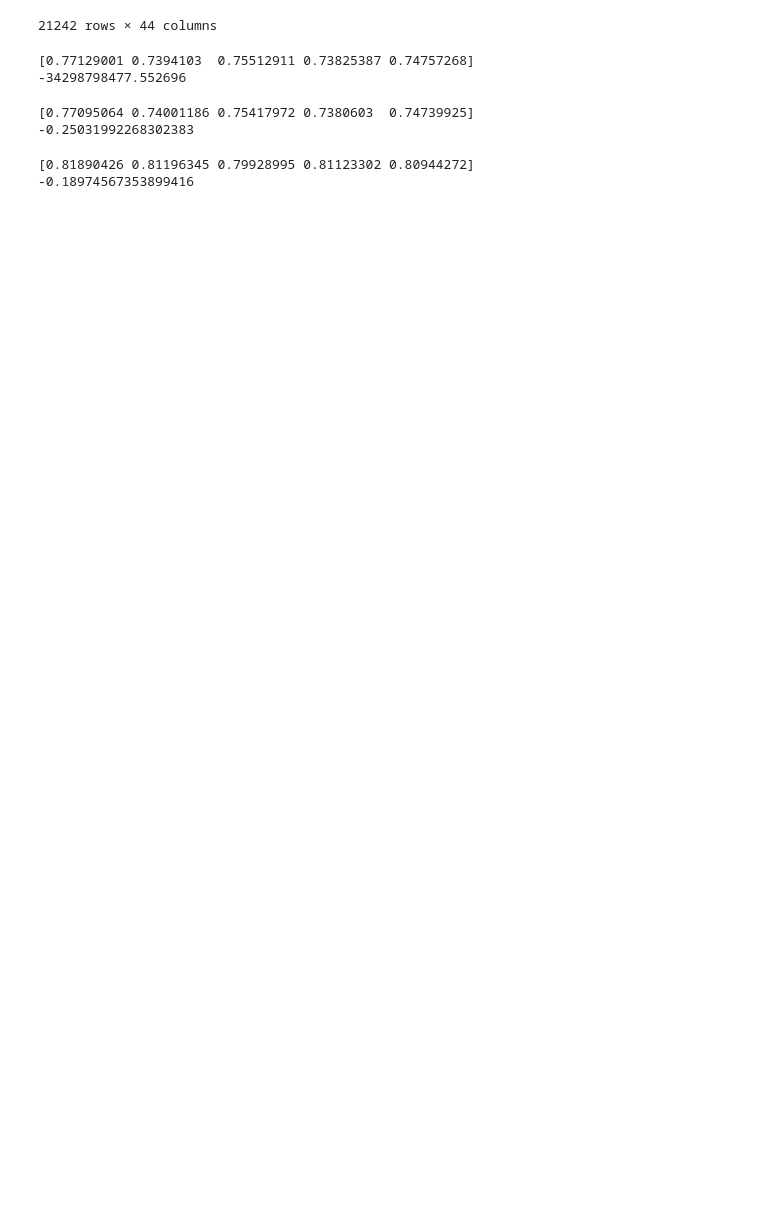
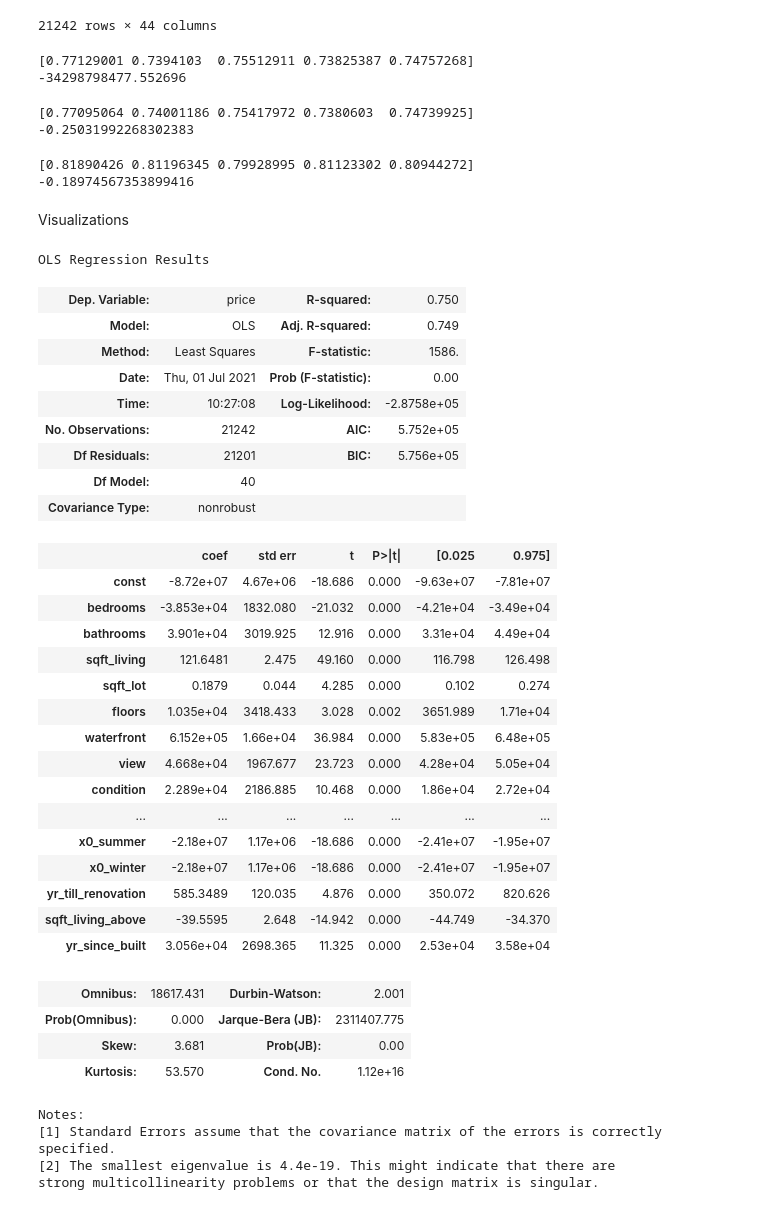
Before and after one commit to Somethingor/bsc-phase-two-project, a Jupyter notebook: notebooks/exploratory/member-2/MiddleGrades.ipynb, the cells around one changed output. Saved outputs shown, nothing was run; the diff lists cells and outputs as text; code cells hidden in the pictures; blank space fills up the shorter version.

```diff
--- a/notebooks/exploratory/member-2/MiddleGrades.ipynb
+++ b/notebooks/exploratory/member-2/MiddleGrades.ipynb
@@ -431,3 +434,47 @@ print(cv_results_mean_scaled_ylog)
 # %% [output]
 [0.81890426 0.81196345 0.79928995 0.81123302 0.80944272]
 -0.18974567353899416
+# %% [markdown]
+Visualizations
+# %%
+X = df_new.drop(columns='price')
+y = df_new['price']
+
+X = sm.add_constant(X)
+results = sm.OLS(y, X).fit()
+results.summary()
+# %% [output]
+OLS Regression Results
+| Dep. Variable: | price | R-squared: | 0.750 |
+| Model: | OLS | Adj. R-squared: | 0.749 |
+| Method: | Least Squares | F-statistic: | 1586. |
+| Date: | Thu, 01 Jul 2021 | Prob (F-statistic): | 0.00 |
+| Time: | 10:27:08 | Log-Likelihood: | -2.8758e+05 |
+| No. Observations: | 21242 | AIC: | 5.752e+05 |
+| Df Residuals: | 21201 | BIC: | 5.756e+05 |
+| Df Model: | 40 |  |  |
+| Covariance Type: | nonrobust |  |  |
+|  | coef | std err | t | P>|t| | [0.025 | 0.975] |
+| const | -8.72e+07 | 4.67e+06 | -18.686 | 0.000 | -9.63e+07 | -7.81e+07 |
+| bedrooms | -3.853e+04 | 1832.080 | -21.032 | 0.000 | -4.21e+04 | -3.49e+04 |
+| bathrooms | 3.901e+04 | 3019.925 | 12.916 | 0.000 | 3.31e+04 | 4.49e+04 |
+| sqft_living | 121.6481 | 2.475 | 49.160 | 0.000 | 116.798 | 126.498 |
+| sqft_lot | 0.1879 | 0.044 | 4.285 | 0.000 | 0.102 | 0.274 |
+| floors | 1.035e+04 | 3418.433 | 3.028 | 0.002 | 3651.989 | 1.71e+04 |
+| waterfront | 6.152e+05 | 1.66e+04 | 36.984 | 0.000 | 5.83e+05 | 6.48e+05 |
+| view | 4.668e+04 | 1967.677 | 23.723 | 0.000 | 4.28e+04 | 5.05e+04 |
+| condition | 2.289e+04 | 2186.885 | 10.468 | 0.000 | 1.86e+04 | 2.72e+04 |
+| ... | ... | ... | ... | ... | ... | ... |
+| x0_summer | -2.18e+07 | 1.17e+06 | -18.686 | 0.000 | -2.41e+07 | -1.95e+07 |
+| x0_winter | -2.18e+07 | 1.17e+06 | -18.686 | 0.000 | -2.41e+07 | -1.95e+07 |
+| yr_till_renovation | 585.3489 | 120.035 | 4.876 | 0.000 | 350.072 | 820.626 |
+| sqft_living_above | -39.5595 | 2.648 | -14.942 | 0.000 | -44.749 | -34.370 |
+| yr_since_built | 3.056e+04 | 2698.365 | 11.325 | 0.000 | 2.53e+04 | 3.58e+04 |
+| Omnibus: | 18617.431 | Durbin-Watson: | 2.001 |
+| Prob(Omnibus): | 0.000 | Jarque-Bera (JB): | 2311407.775 |
+| Skew: | 3.681 | Prob(JB): | 0.00 |
+| Kurtosis: | 53.570 | Cond. No. | 1.12e+16 |
+Notes:
+[1] Standard Errors assume that the covariance matrix of the errors is correctly specified.
+[2] The smallest eigenvalue is 4.4e-19. This might indicate that there are
+strong multicollinearity problems or that the design matrix is singular.
```
Also changed, not shown: parts of 4 cells of this notebook.
